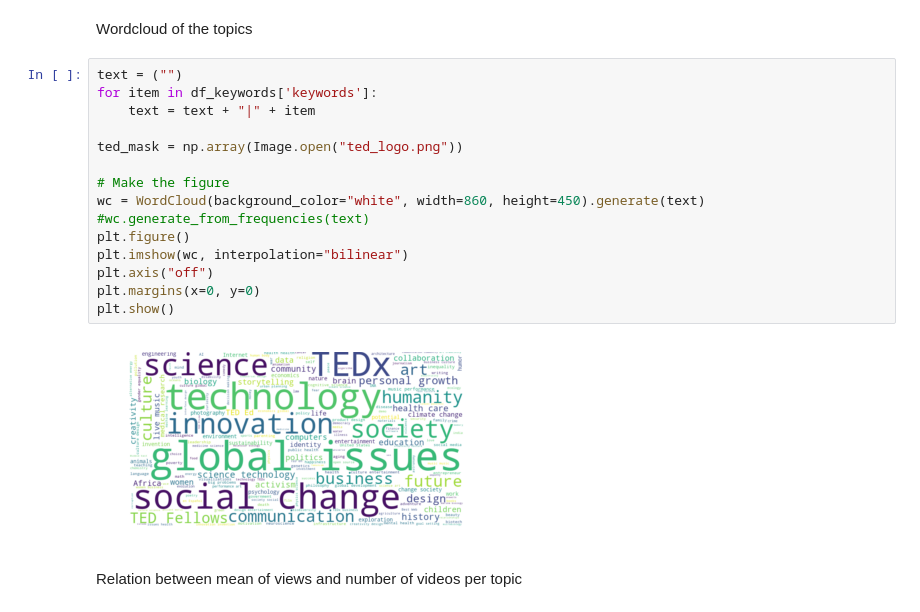
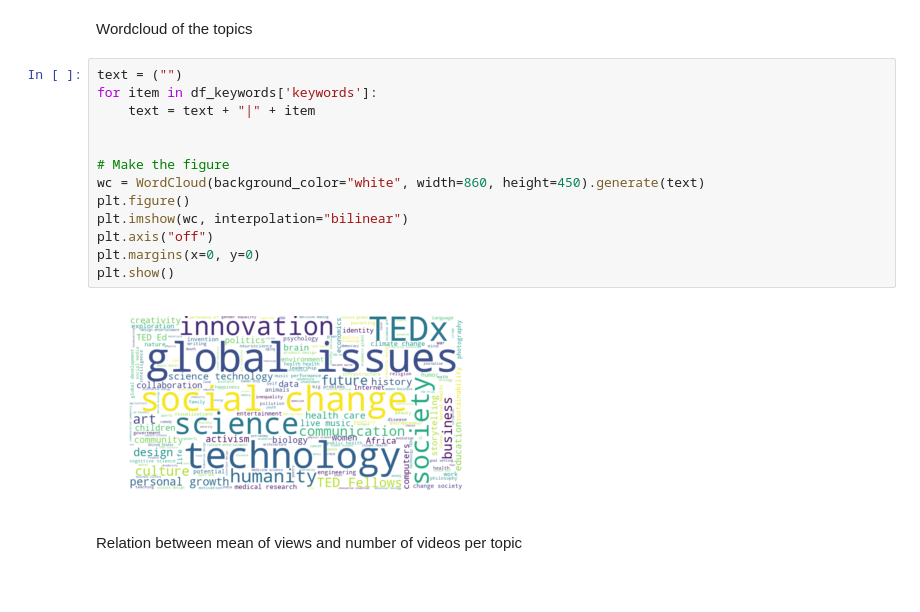
Before and after one commit to tstellamaris/WebScrapingProject, a Jupyter notebook: data_analysis.ipynb, the cells around one changed output. Saved outputs shown, nothing was run; the diff lists cells and outputs as text.

Commit message:
More graphs

```diff
--- a/data_analysis.ipynb
+++ b/data_analysis.ipynb
@@ -94,20 +94,18 @@ Wordcloud of the topics
 # %%
 text = ("")
 for item in df_keywords['keywords']:
     text = text + "|" + item
 
-ted_mask = np.array(Image.open("ted_logo.png"))
 
 # Make the figure
 wc = WordCloud(background_color="white", width=860, height=450).generate(text)
-#wc.generate_from_frequencies(text)
 plt.figure()
 plt.imshow(wc, interpolation="bilinear")
 plt.axis("off")
 plt.margins(x=0, y=0)
 plt.show()
 # %% [output]
-[figure, old version]
+[figure, new version]
 # %% [markdown]
 Relation between mean of views and number of videos per topic
 # %%
```
Also changed, not shown: parts of 5 cells of this notebook, 2 other files.
